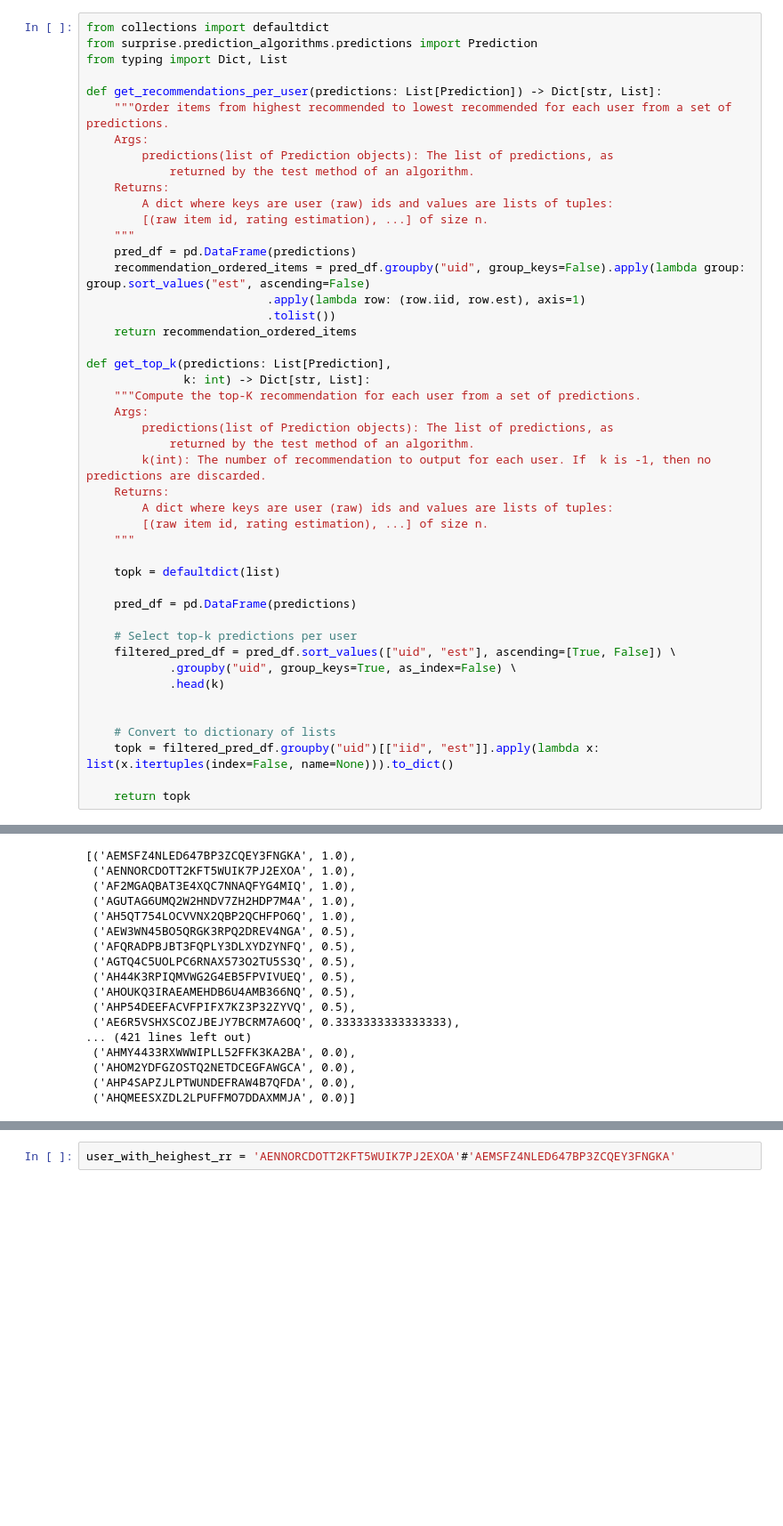
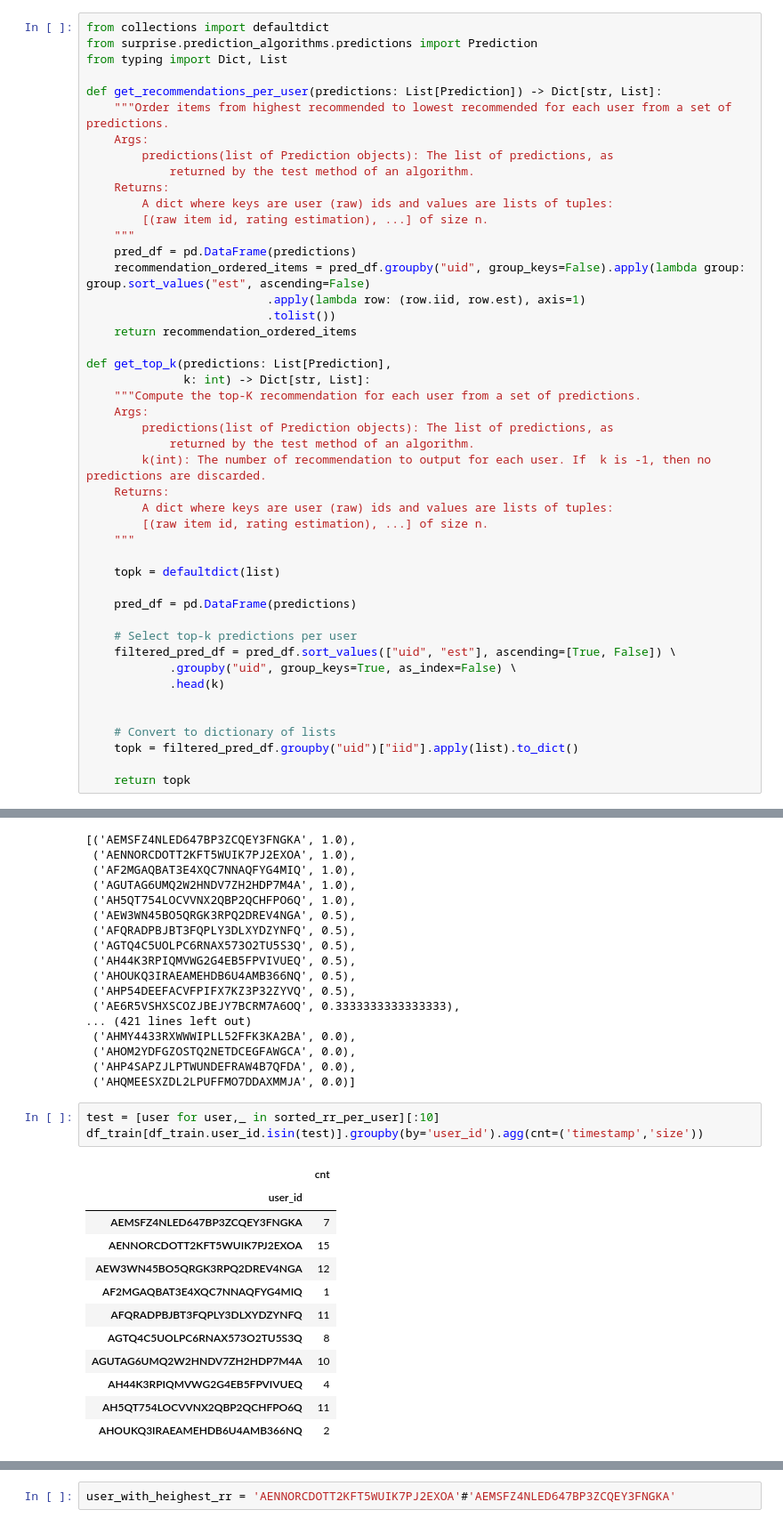
Before and after one commit to danielpenchev98/Web-Recommender-Systems-2025, a Jupyter notebook: project/project.ipynb, the cells around one changed output, grey strips where cells are left out. Shown at 89% size. Saved outputs shown, nothing was run; the diff lists cells and outputs as text; blank space fills up the shorter version.

```diff
--- a/project/project.ipynb
+++ b/project/project.ipynb
@@ -269,7 +269,7 @@ def get_top_k(predictions: List[Prediction],
 
 
     # Convert to dictionary of lists
-    topk = filtered_pred_df.groupby("uid")[["iid", "est"]].apply(lambda x: list(x.itertuples(index=False, name=None))).to_dict()
+    topk = filtered_pred_df.groupby("uid")["iid"].apply(list).to_dict()
 
     return topk
 # %%
@@ -1217,3 +1211,19 @@ sorted_rr_per_user
  ('AHOM2YDFGZOSTQ2NETDCEGFAWGCA', 0.0),
  ('AHP4SAPZJLPTWUNDEFRAW4B7QFDA', 0.0),
  ('AHQMEESXZDL2LPUFFMO7DDAXMMJA', 0.0)]
+# %%
+test = [user for user,_ in sorted_rr_per_user][:10]
+df_train[df_train.user_id.isin(test)].groupby(by='user_id').agg(cnt=('timestamp','size'))
+# %% [output]
+|  | cnt |
+| user_id |  |
+| AEMSFZ4NLED647BP3ZCQEY3FNGKA | 7 |
+| AENNORCDOTT2KFT5WUIK7PJ2EXOA | 15 |
+| AEW3WN45BO5QRGK3RPQ2DREV4NGA | 12 |
+| AF2MGAQBAT3E4XQC7NNAQFYG4MIQ | 1 |
+| AFQRADPBJBT3FQPLY3DLXYDZYNFQ | 11 |
+| AGTQ4C5UOLPC6RNAX573O2TU5S3Q | 8 |
+| AGUTAG6UMQ2W2HNDV7ZH2HDP7M4A | 10 |
+| AH44K3RPIQMVWG2G4EB5FPVIVUEQ | 4 |
+| AH5QT754LOCVVNX2QBP2QCHFPO6Q | 11 |
+| AHOUKQ3IRAEAMEHDB6U4AMB366NQ | 2 |
```
Also changed, not shown: parts of 21 cells of this notebook, 1 other file.
